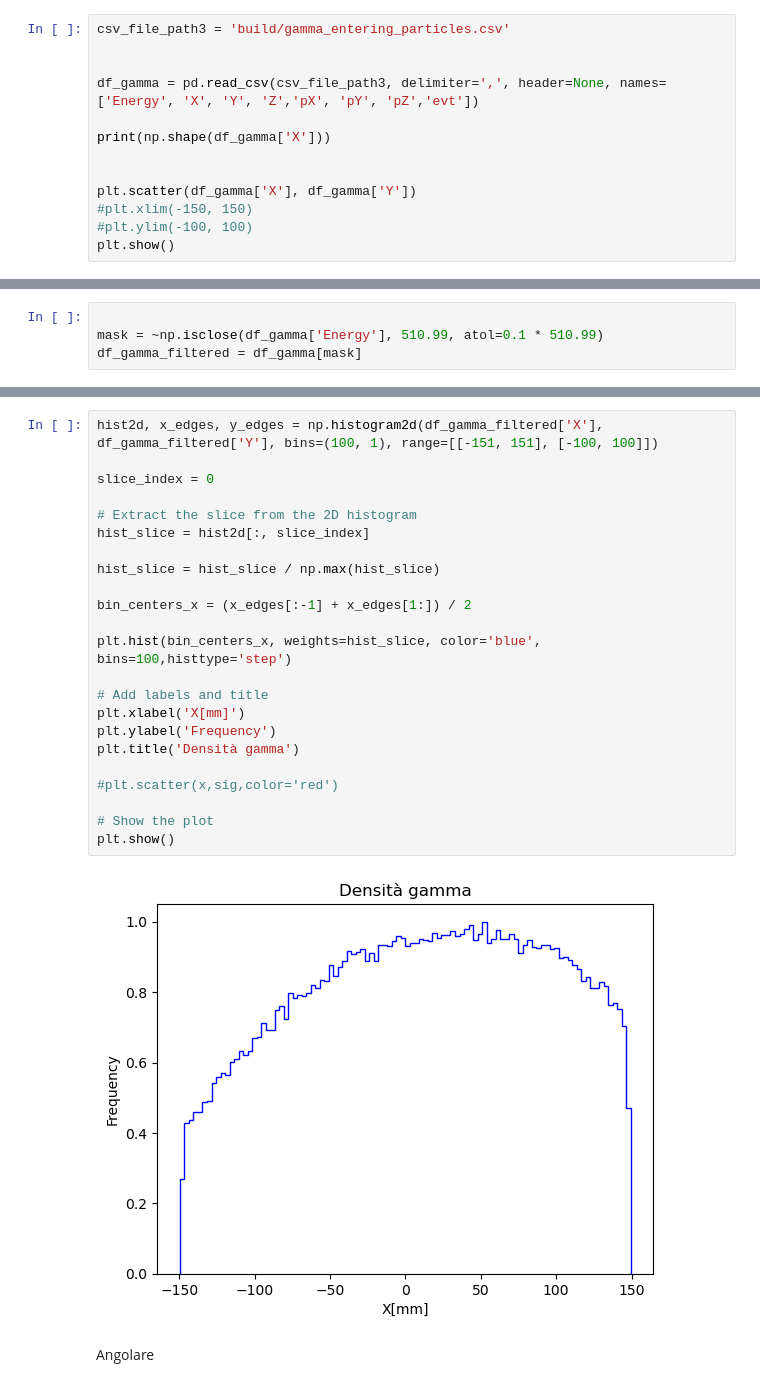
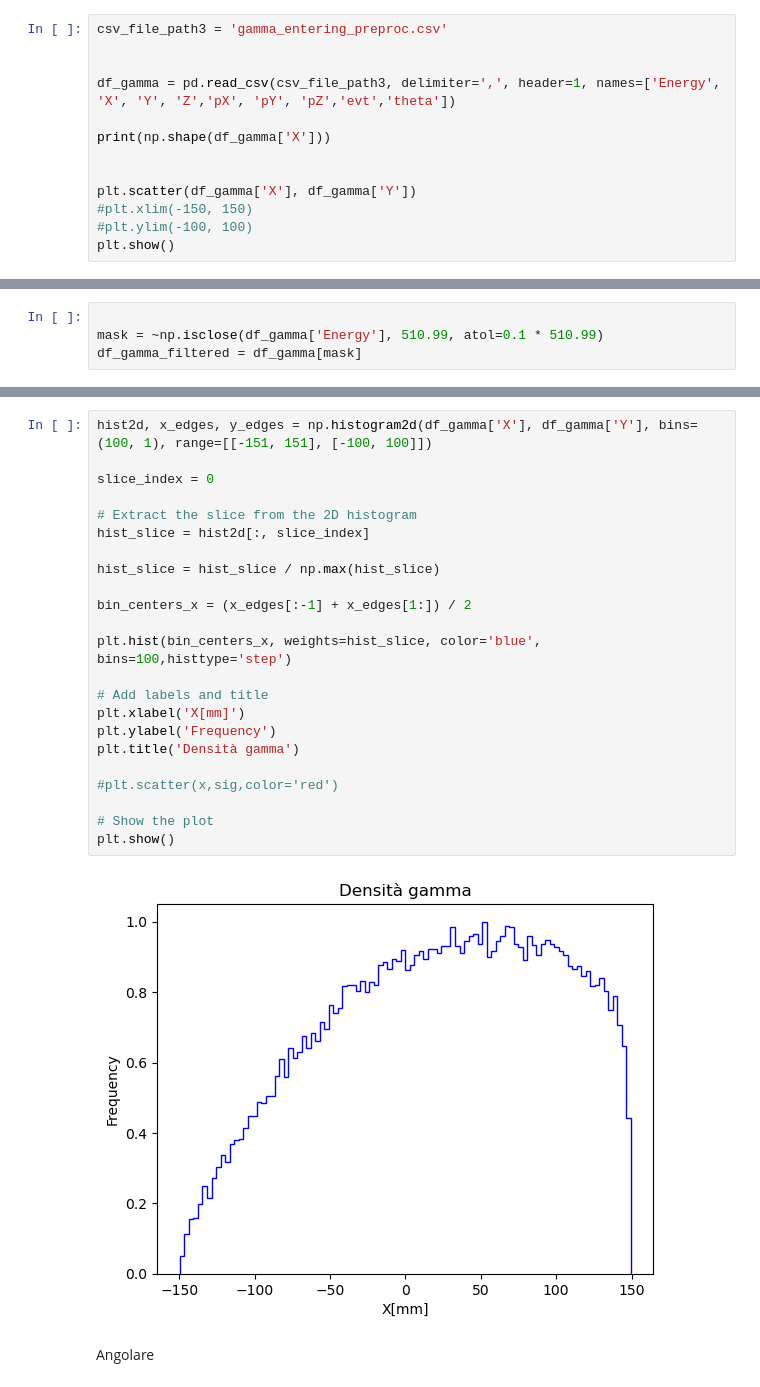
Before and after one commit to francescouni0/Online-Monitoring, a Jupyter notebook: Brem.ipynb, the cells around one changed output, grey strips where cells are left out. Saved outputs shown, nothing was run; the diff lists cells and outputs as text.

```diff
--- a/Brem.ipynb
+++ b/Brem.ipynb
@@ -42,10 +63,10 @@ plt.show()
 # %% [markdown]
 Demonstration
 # %%
-csv_file_path3 = 'build/gamma_entering_particles.csv'
+csv_file_path3 = 'gamma_entering_preproc.csv'
 
 
-df_gamma = pd.read_csv(csv_file_path3, delimiter=',', header=None, names=['Energy', 'X', 'Y', 'Z','pX', 'pY', 'pZ','evt'])
+df_gamma = pd.read_csv(csv_file_path3, delimiter=',', header=1, names=['Energy', 'X', 'Y', 'Z','pX', 'pY', 'pZ','evt','theta'])
 
 print(np.shape(df_gamma['X']))
 
@@ -70,28 +91,28 @@ plt.show()
 # %%
-hist2d, x_edges, y_edges = np.histogram2d(df_gamma_filtered['X'], df_gamma_filtered['Y'], bins=(100, 1), range=[[-151, 151], [-100, 100]])
+hist2d, x_edges, y_edges = np.histogram2d(df_gamma['X'], df_gamma['Y'], bins=(100, 1), range=[[-151, 151], [-100, 100]])
 
 slice_index = 0
 
 # Extract the slice from the 2D histogram
 hist_slice = hist2d[:, slice_index]
 
 hist_slice = hist_slice / np.max(hist_slice)
 
 bin_centers_x = (x_edges[:-1] + x_edges[1:]) / 2
 
 plt.hist(bin_centers_x, weights=hist_slice, color='blue', bins=100,histtype='step')
 
 # Add labels and title
 plt.xlabel('X[mm]')
 plt.ylabel('Frequency')
 plt.title('Densità gamma')
 
 #plt.scatter(x,sig,color='red')
 
 # Show the plot
 plt.show()
 # %% [output]
-[figure, old version]
+[figure, new version]
 # %% [markdown]
 Angolare
 # %%
```
Also changed, not shown: parts of 20 cells of this notebook, 1 other file.
